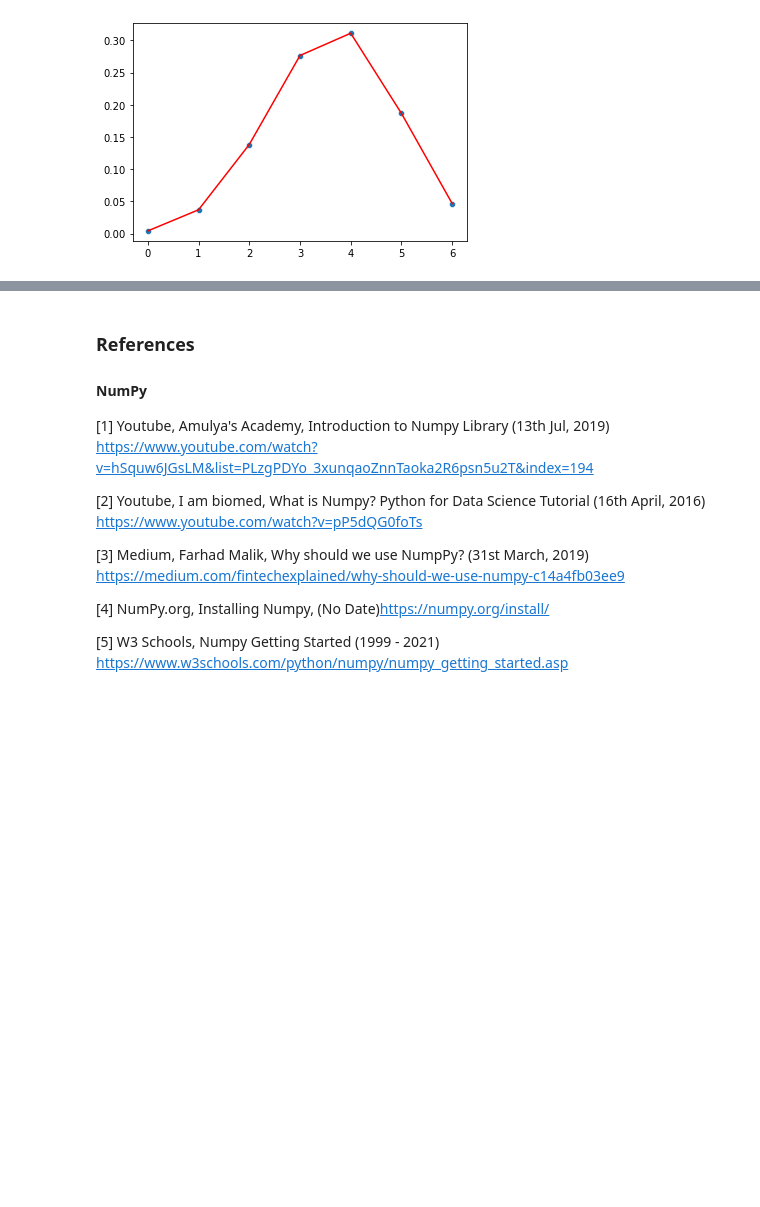
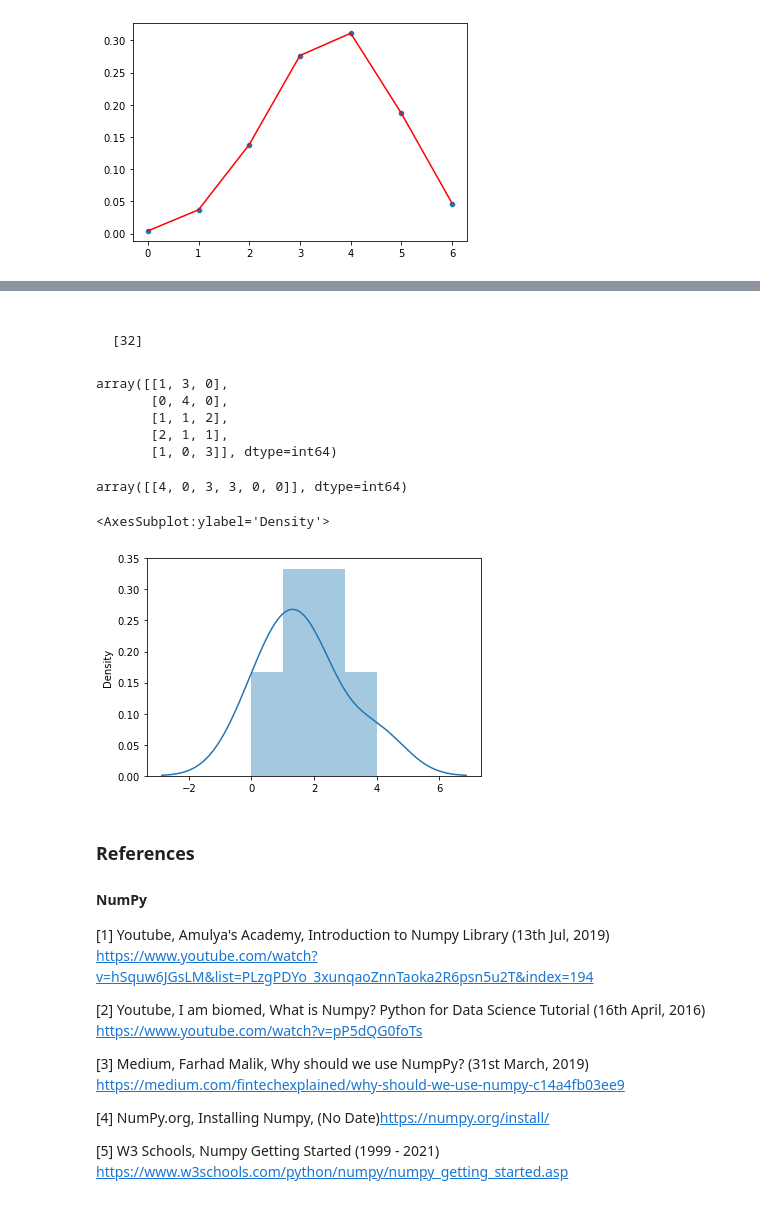
Before and after one commit to VCurry20/PDANumpy, a Jupyter notebook: Numpy.ipynb, the cells around one changed output, grey strips where cells are left out. Saved outputs shown, nothing was run; the diff lists cells and outputs as text; code cells hidden in the pictures; blank space fills up the shorter version.

```diff
--- a/Numpy.ipynb
+++ b/Numpy.ipynb
@@ -1070,3 +1055,49 @@ nrequired
+# %% [markdown]
+                                                                                                                    [32]
+# %%
+# we will not look at a random multinomial dist of outputs
+
+rng1 = np.random.default_rng(1)   # seeding the output
+
+rng1.multinomial(4, [1/3, 1/3, 1/3], size=5) # outputs, each with a 1/3 probability of being choosen, size of output -5
+
+# here we have choosen output - 4
+# each as a 1/3 probabilty of being outputted
+# for the output we have choosen a 5 line array
+
+# when reading the output array -
+# each line will total 4
+
+# for each line read as follows:
+# First line -> 1 was chosen once, 2 was chosen 3 times, and 3 was not chosen
+# Second line -> 1 was not chosen, 2 was chosen 4 times, and 3 was not chosen
+# Third line -> 1 was chosen once, 2 was chosen once, and 3 was chosen twice
+# Forth line -> 1 was chosen twice, 2 was chosen once, and 3 was chosen once
+# Fifth line -> 1 was chosen once, 2 was not chosen, and 3 was chosen 3 times
+# %% [output]
+array([[1, 3, 0],
+       [0, 4, 0],
+       [1, 1, 2],
+       [2, 1, 1],
+       [1, 0, 3]], dtype=int64)
+# %%
+# in rng.choice we rolled a dice and choose a face - a random choice output between 1-6
+# with multinomial we can roll multiple dice with one line of code
+
+rng.multinomial(10, [1/6.]*6, size=1)  # roll 10 dice / probability 1/6 / size - 1 output (do this 1 time)
+
+# this output is still random and will change each time
+# you will see as it changes however that the total will be 10  - ten rolls       [34][35]
+# %% [output]
+array([[4, 0, 3, 3, 0, 0]], dtype=int64)
+# %%
+rolls = rng.multinomial(10, [1/6.]*6, size=1)
+
+
+sns.distplot(rolls, hist= True)
+# %% [output]
+<AxesSubplot:ylabel='Density'>
+[figure, added]
 # %% [markdown]
 ### References
 
```
Also changed, not shown: parts of 48 cells of this notebook, 1 other file.
